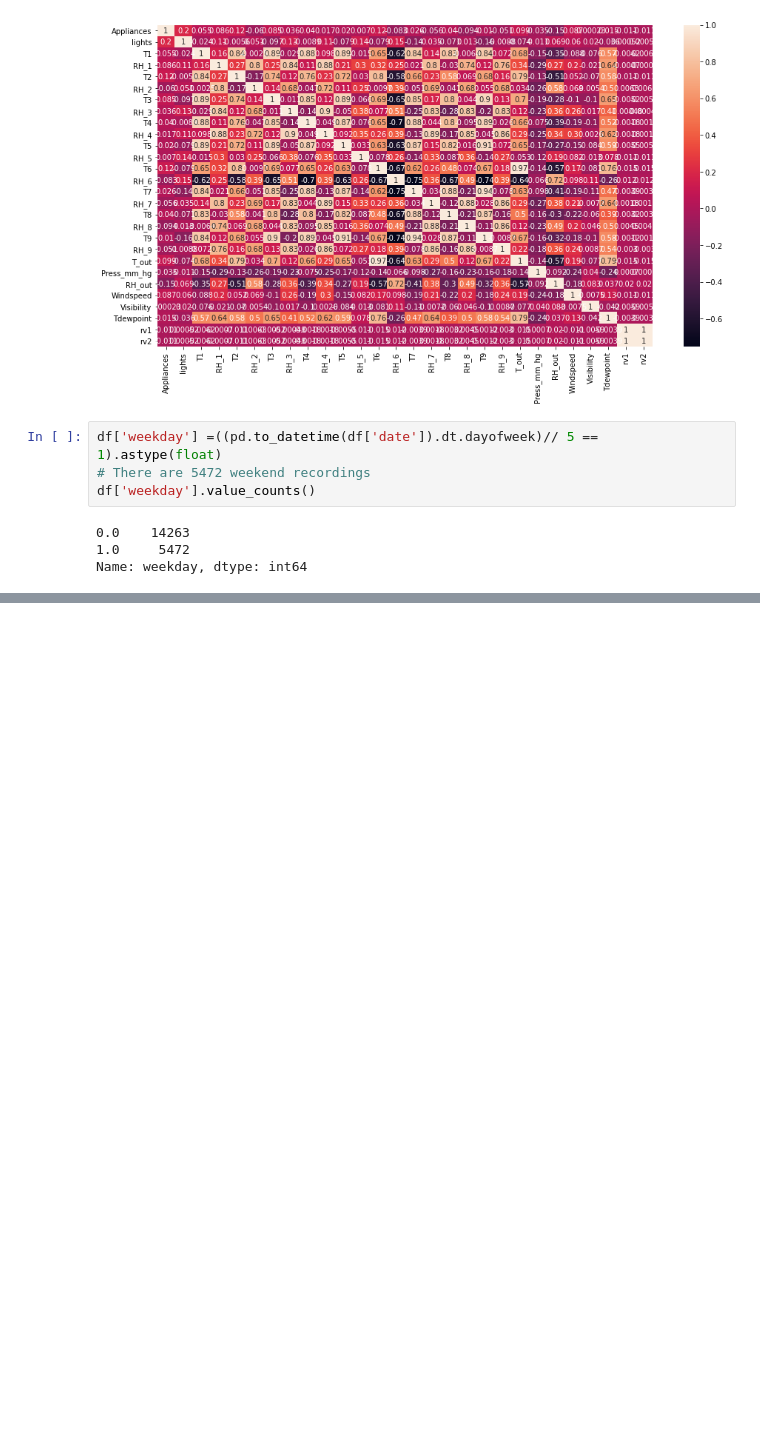
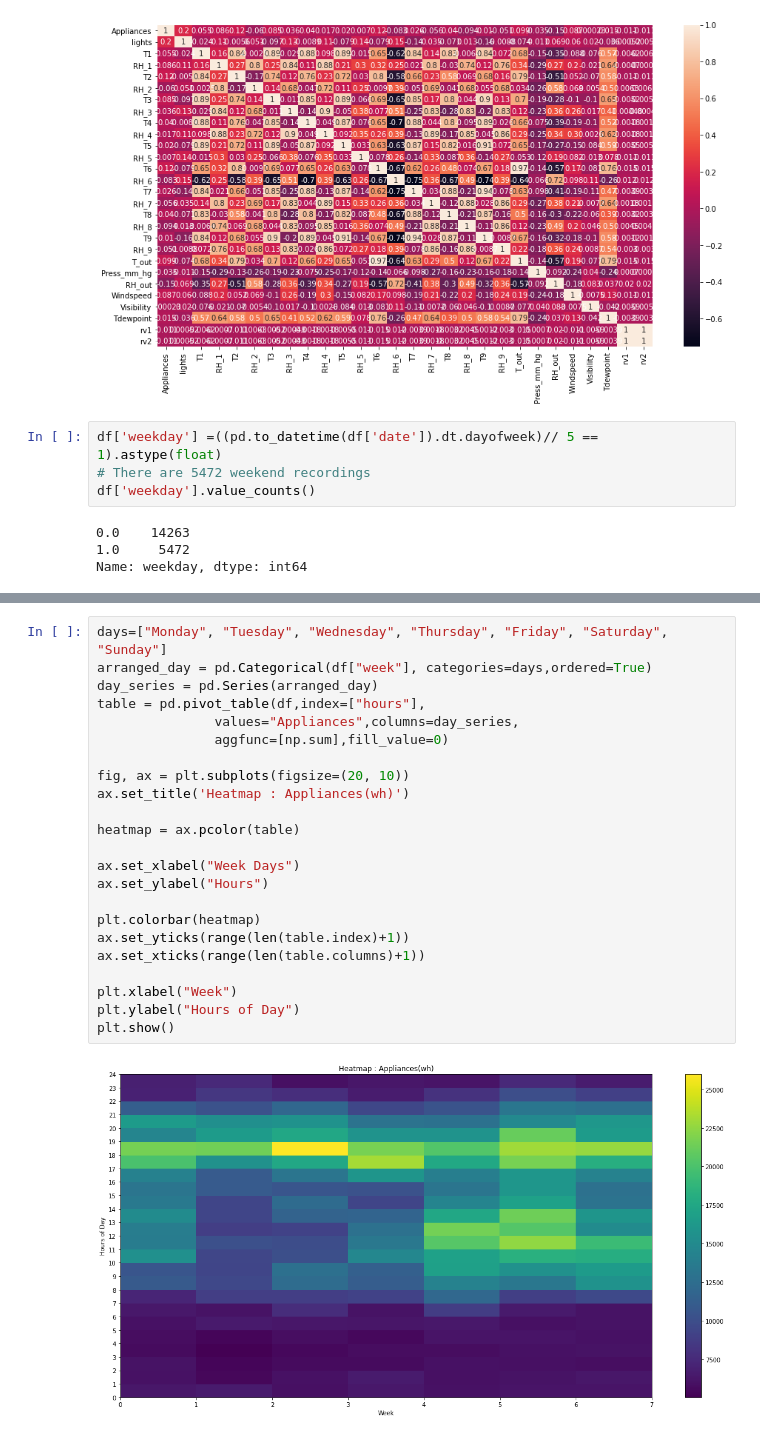
Before and after one commit to Yogesh-8998/Energy-Appliances-Prediction, a Jupyter notebook: Appliances_Energy_Prediction.ipynb, the cells around one changed output, grey strips where cells are left out. Saved outputs shown, nothing was run; the diff lists cells and outputs as text; blank space fills up the shorter version.

```diff
--- a/Appliances_Energy_Prediction.ipynb
+++ b/Appliances_Energy_Prediction.ipynb
@@ -222,0 +326,25 @@ Name: weekday, dtype: int64
+# %%
+days=["Monday", "Tuesday", "Wednesday", "Thursday", "Friday", "Saturday", "Sunday"]
+arranged_day = pd.Categorical(df["week"], categories=days,ordered=True)
+day_series = pd.Series(arranged_day)
+table = pd.pivot_table(df,index=["hours"],
+               values="Appliances",columns=day_series,
+               aggfunc=[np.sum],fill_value=0)
+
+fig, ax = plt.subplots(figsize=(20, 10))
+ax.set_title('Heatmap : Appliances(wh)')
+
+heatmap = ax.pcolor(table)
+
+ax.set_xlabel("Week Days")
+ax.set_ylabel("Hours")
+
+plt.colorbar(heatmap)
+ax.set_yticks(range(len(table.index)+1))
+ax.set_xticks(range(len(table.columns)+1))
+
+plt.xlabel("Week")
+plt.ylabel("Hours of Day")
+plt.show()
+# %% [output]
+[figure, added]
```
Also changed, not shown: parts of 26 cells of this notebook.
